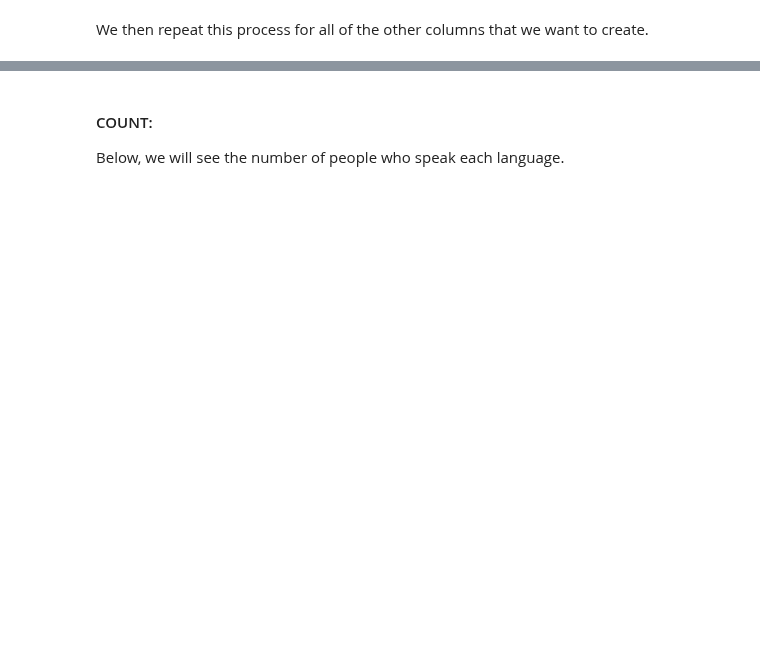
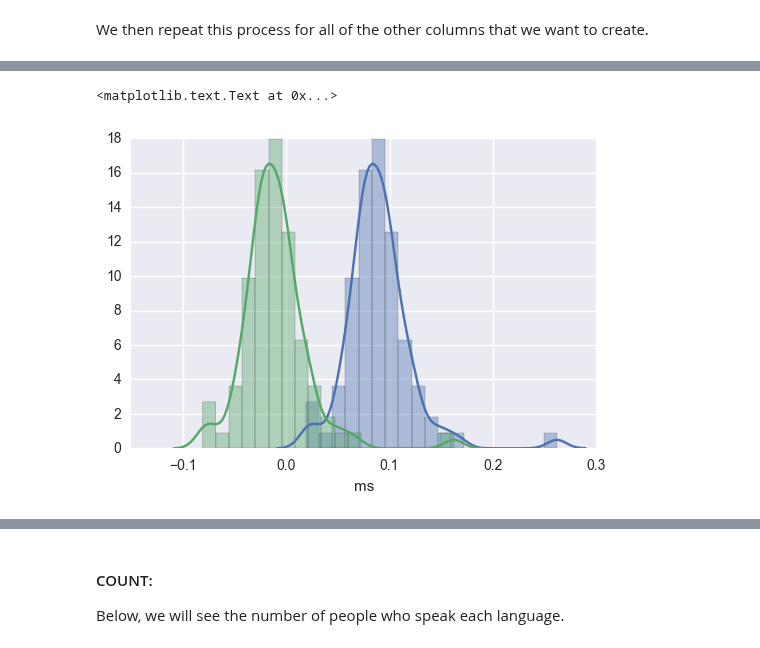
Before and after one commit to ds-modules/LINGUIS-110, a Jupyter notebook: vot_demo/Assignment.ipynb, the cells around one changed output, grey strips where cells are left out. Saved outputs shown, nothing was run; the diff lists cells and outputs as text; code cells hidden in the pictures; blank space fills up the shorter version.

```diff
--- a/vot_demo/Assignment.ipynb
+++ b/vot_demo/Assignment.ipynb
@@ -129,0 +225,7 @@ Now that we have our data in order, let's get a picture of the data with some pl
+# %%
+sns.distplot(data['vvot'])
+sns.distplot(data['vlvot'])
+plt.xlabel('ms')
+# %% [output]
+<matplotlib.text.Text at 0x...>
+[figure, added]
```
Also changed, not shown: parts of 74 cells of this notebook.
